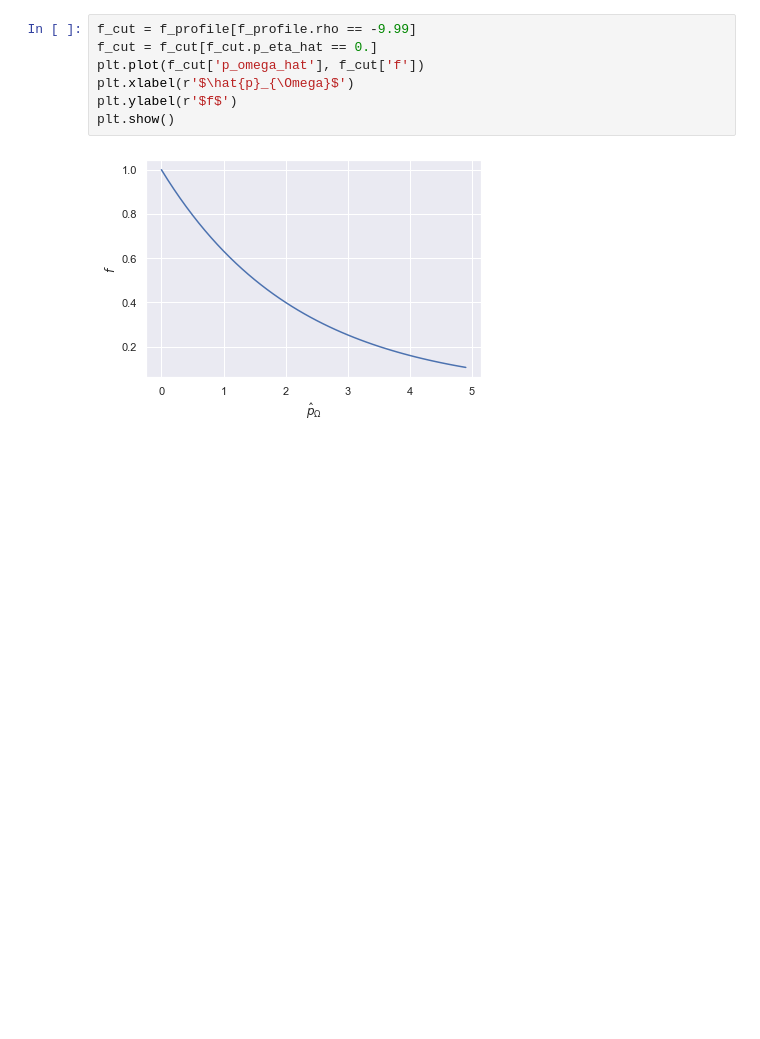
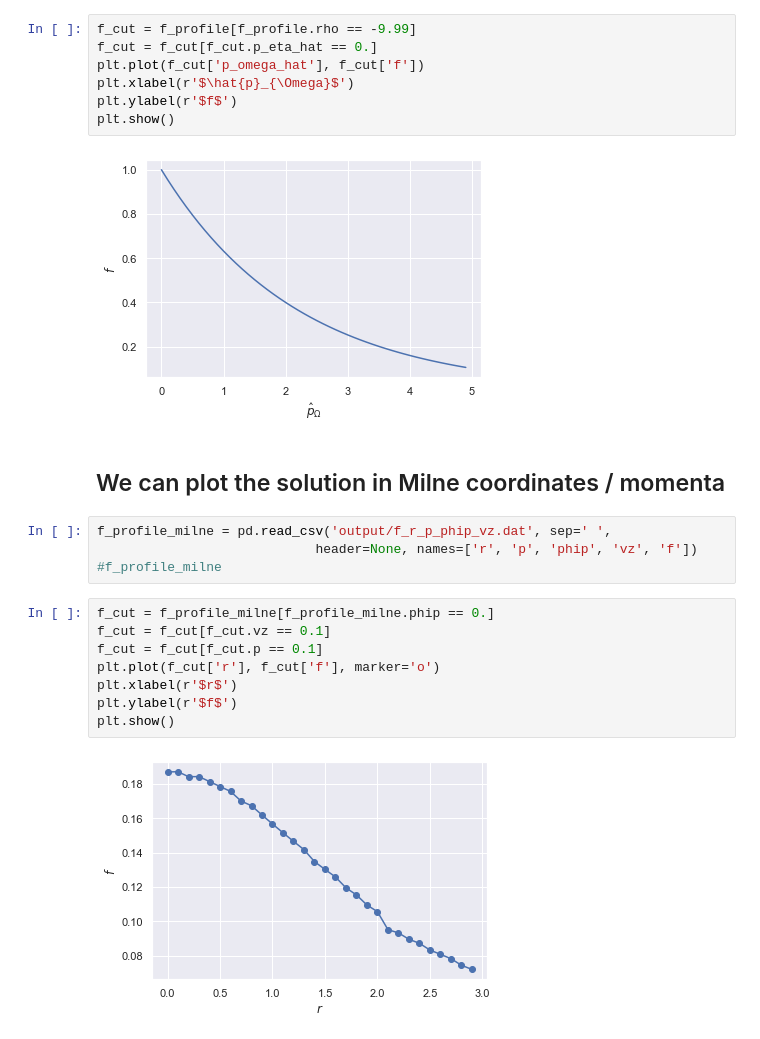
Before and after one commit to derekeverett/integrate_gubser_RTA, a Jupyter notebook: find_Gubser_soln.ipynb, the cells around one changed output. Saved outputs shown, nothing was run; the diff lists cells and outputs as text; blank space fills up the shorter version.

```diff
--- a/find_Gubser_soln.ipynb
+++ b/find_Gubser_soln.ipynb
@@ -132,3 +167,19 @@ plt.ylabel(r'$f$')
 plt.show()
 # %% [output]
 [figure]
+# %% [markdown]
+## We can plot the solution in Milne coordinates / momenta
+# %%
+f_profile_milne = pd.read_csv('output/f_r_p_phip_vz.dat', sep=' ',
+                            header=None, names=['r', 'p', 'phip', 'vz', 'f'])
+#f_profile_milne
+# %%
+f_cut = f_profile_milne[f_profile_milne.phip == 0.]
+f_cut = f_cut[f_cut.vz == 0.1]
+f_cut = f_cut[f_cut.p == 0.1]
+plt.plot(f_cut['r'], f_cut['f'], marker='o')
+plt.xlabel(r'$r$')
+plt.ylabel(r'$f$')
+plt.show()
+# %% [output]
+[figure, added]
```
Also changed, not shown: parts of 8 cells of this notebook, 8 other files.
